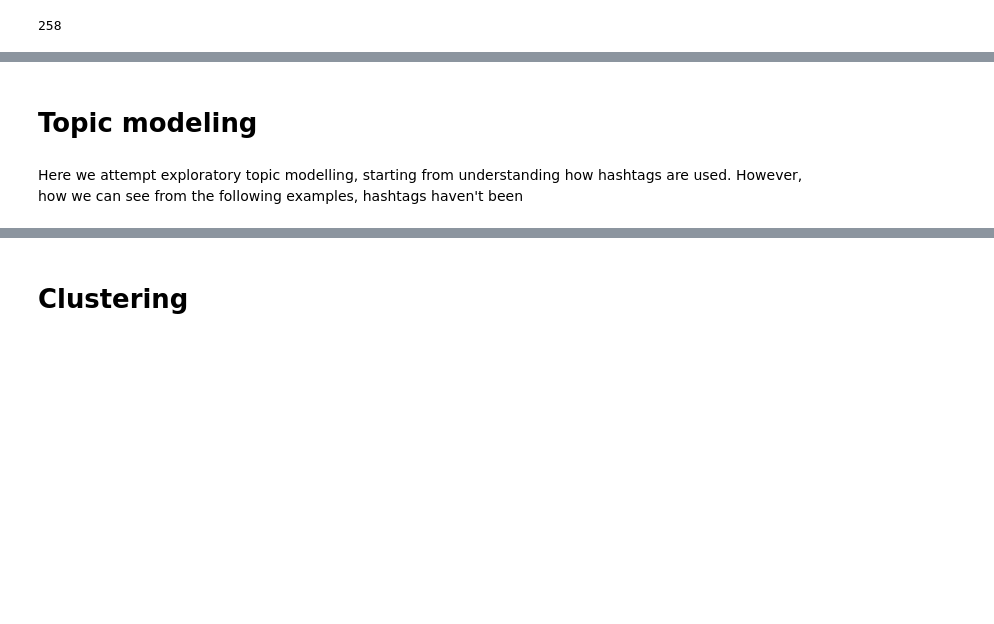
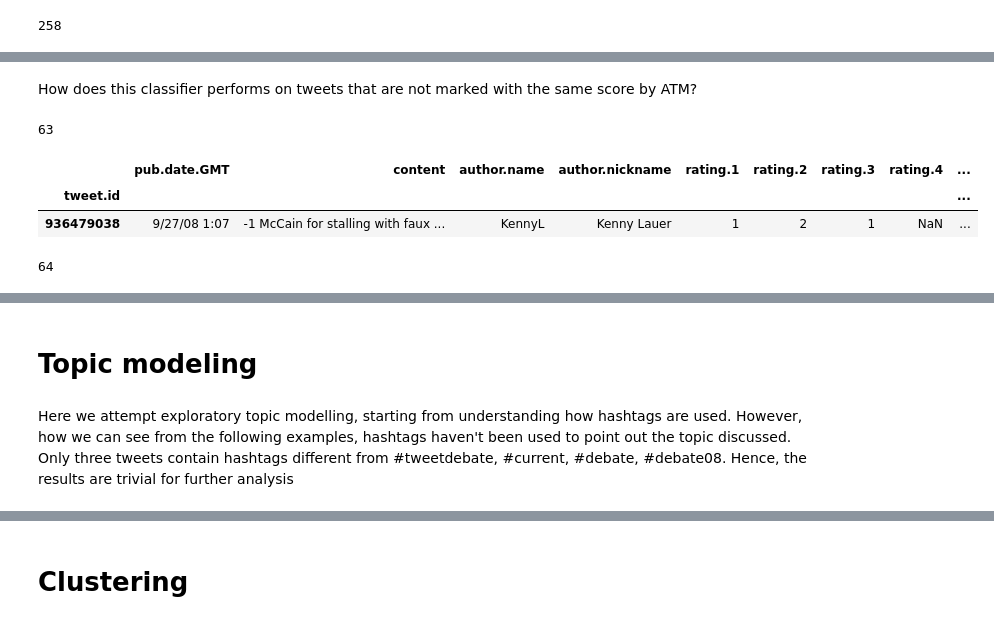
Before and after one commit to ralucacocioban/SentimentClassification, a Jupyter notebook: Politweet.ipynb, the cells around one changed output, grey strips where cells are left out. Drawn from its saved outputs; the diff is of its cells as text; code cells hidden in the pictures; blank space fills up the shorter version.

```diff
--- a/Politweet.ipynb
+++ b/Politweet.ipynb
@@ -132,8 +137,15 @@ display(all_positive[:3][["content", "rating.1", "rating.2", "rating.3"]])
 # %% [markdown]
 At this stage, we decided to explore whether we can find a simple matching rule to define the polarity ...Showing tweets that have -1, -2, -3.. in the text, in order to write a rule-based system
 # %%
-minus_rule = all_negative[all_negative["content"].str.contains("\-[0-9]+")]
-plus_rule = all_positive[all_positive["content"].str.contains("\+[0-9]+")]
+def minus_df(df):
+    return df[df["content"].str.contains("\-[0-9]+")]
+
+def plus_df(df):
+    return df[df["content"].str.contains("\+[0-9]+")]
+
+
+minus_rule = minus_df(all_negative)
+plus_rule = plus_df(all_positive)
 
 list_content(minus_rule[:3])
 list_content(plus_rule[:3])
@@ -190,0 +217,23 @@ u'plus'
+# %% [markdown]
+How does this classifier performs on tweets that are not marked with the same score by ATM?
+# %%
+def df_setminus(d1, d2):
+    index = d1.index.difference(d2.index)
+    return d1.reindex(index)
+
+disagreeing_positive = df_setminus(some_positive, all_positive)
+disagreeing_negative = df_setminus(some_negative, all_negative)
+
+minus_rule_disagreeing = minus_df(disagreeing_positive)
+plus_rule_disagreeing = plus_df(disagreeing_negative)
+
+print len(minus_rule_disagreeing)
+display(minus_rule_disagreeing[:1])
+print len(plus_rule_disagreeing)
+display(plus_rule_disagreeing[:1])
+# %% [output]
+63
+|  | pub.date.GMT | content | author.name | author.nickname | rating.1 | rating.2 | rating.3 | rating.4 | ... |
+| tweet.id |  |  |  |  |  |  |  |  | ... |
+| 936479038 | 9/27/08 1:07 | -1 McCain for stalling with faux ... | KennyL | Kenny Lauer | 1 | 2 | 1 | NaN | ... |
+64
@@ -192,7 +244,7 @@ u'plus'
 # Topic modeling
 # %% [markdown]
 Here we attempt exploratory topic modelling, starting from understanding how hashtags are used.
-However, how we can see from the following examples, hashtags haven't been
+However, how we can see from the following examples, hashtags haven't been used to point out the topic discussed. Only three tweets contain hashtags different from #tweetdebate, #current, #debate, #debate08. Hence, the results are trivial for further analysis
 # %%
 with_hashtags = df[
     (df["content"].str.contains("#"))
```
Also changed, not shown: parts of 14 cells of this notebook.
